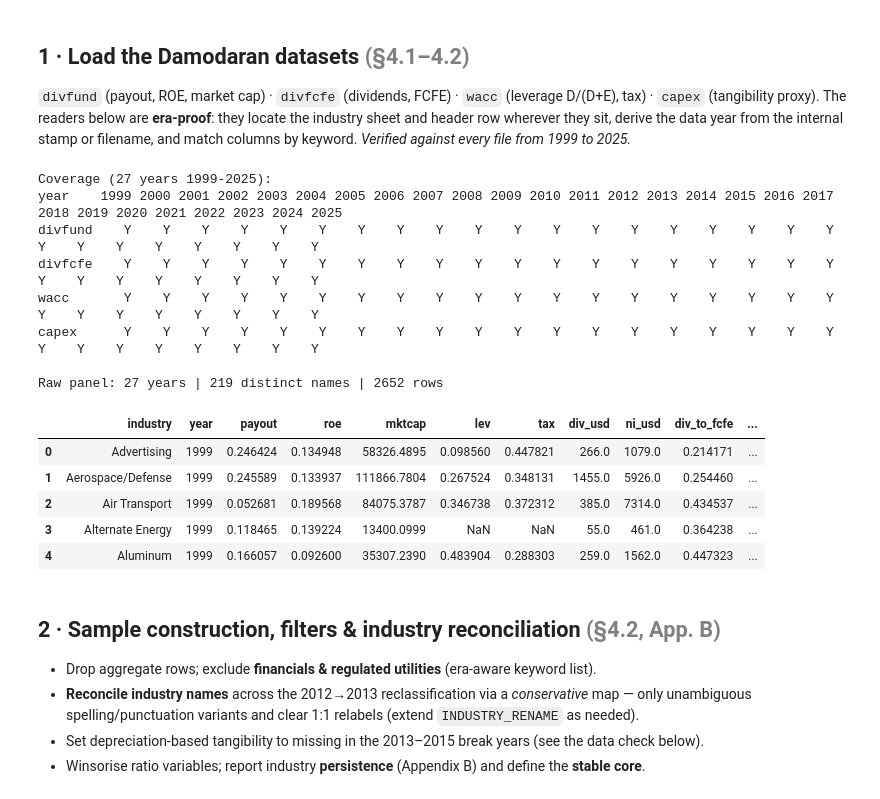
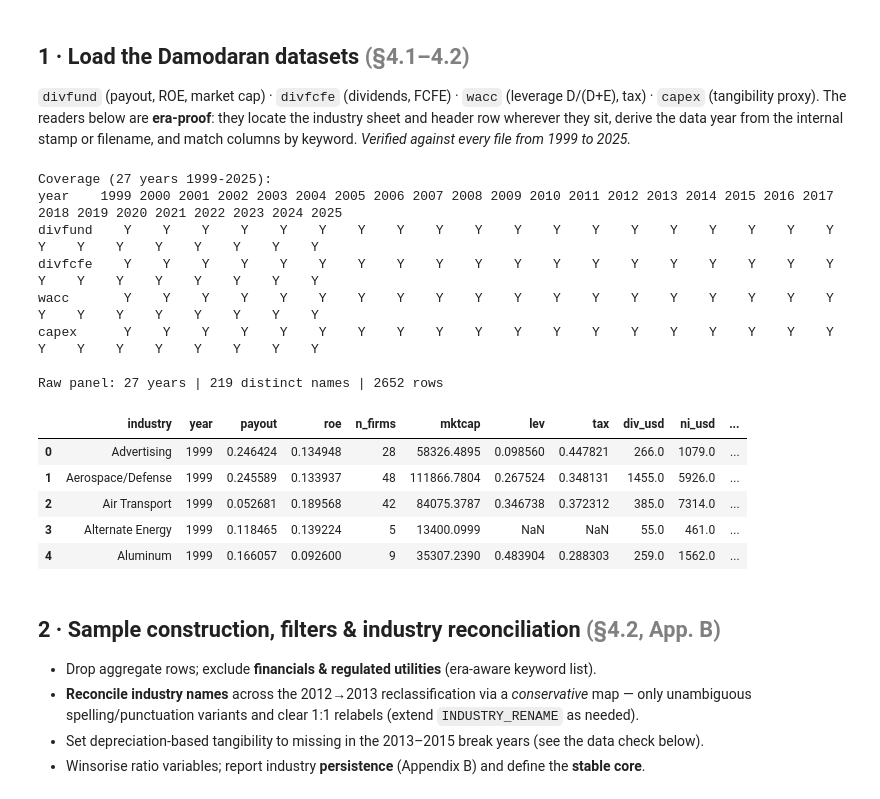
Before and after one commit to MilanKalajdzic/Master-Thesis, a Jupyter notebook: thesis_analysis.ipynb, the cells around one changed output. Saved outputs shown, nothing was run; the diff lists cells and outputs as text; code cells hidden in the pictures.

```diff
--- a/thesis_analysis.ipynb
+++ b/thesis_analysis.ipynb
@@ -205,6 +206,8 @@ def load_year(year):
     out = pd.DataFrame({"industry": dv["industry"], "year": year})
     out["payout"] = pd.to_numeric(dv[pick(dv, "dividend", "payout")], errors="coerce")
     out["roe"]    = pd.to_numeric(dv[pick(dv, "roe")], errors="coerce")
+    nf = pick(dv, "number", "firm")
+    out["n_firms"] = pd.to_numeric(dv[nf], errors="coerce") if nf else np.nan   # weights (§9)
     mc = pick(dv, "market cap")
     out["mktcap"] = pd.to_numeric(dv[mc], errors="coerce") if mc else np.nan
     out = out.merge(pd.DataFrame({
@@ -231,39 +234,39 @@ def load_year(year):
         out = out.merge(f, on="industry", how="left")
         if "div_usd" in out:                        # earnings-free payout measure (§9 ROE check)
             out["div_yield"] = out["div_usd"] / out["mktcap"].where(out["mktcap"] > 0)
     if year in SOURCES["capex"]:
         cx = read_industry_sheet(SOURCES["capex"][year])
         out = out.merge(pd.DataFrame({"industry": cx["industry"], "tangibility": _tangibility(cx)}),
                         on="industry", how="left")
     return out
 
 SOURCES = {t: discover_sources(t) for t in ["divfund", "divfcfe", "wacc", "capex"]}
 all_years = sorted(set().union(*[set(v) for v in SOURCES.values()]))
 grid = pd.DataFrame({t: ["Y" if y in SOURCES[t] else "." for y in all_years] for t in SOURCES},
                     index=all_years)
 grid.index.name = "year"
 print(f"Coverage ({len(all_years)} years {min(all_years)}-{max(all_years)}):")
 print(grid.T.to_string())
 
 years = sorted(set(SOURCES["divfund"]) & set(SOURCES["wacc"]))
 raw = pd.concat([load_year(y) for y in years], ignore_index=True)
 print(f"\nRaw panel: {len(years)} years | {raw['industry'].nunique()} distinct names | {len(raw)} rows")
 raw.head()
 # %% [output]
 Coverage (27 years 1999-2025):
 year    1999 2000 2001 2002 2003 2004 2005 2006 2007 2008 2009 2010 2011 2012 2013 2014 2015 2016 2017 2018 2019 2020 2021 2022 2023 2024 2025
 divfund    Y    Y    Y    Y    Y    Y    Y    Y    Y    Y    Y    Y    Y    Y    Y    Y    Y    Y    Y    Y    Y    Y    Y    Y    Y    Y    Y
 divfcfe    Y    Y    Y    Y    Y    Y    Y    Y    Y    Y    Y    Y    Y    Y    Y    Y    Y    Y    Y    Y    Y    Y    Y    Y    Y    Y    Y
 wacc       Y    Y    Y    Y    Y    Y    Y    Y    Y    Y    Y    Y    Y    Y    Y    Y    Y    Y    Y    Y    Y    Y    Y    Y    Y    Y    Y
 capex      Y    Y    Y    Y    Y    Y    Y    Y    Y    Y    Y    Y    Y    Y    Y    Y    Y    Y    Y    Y    Y    Y    Y    Y    Y    Y    Y
 
 Raw panel: 27 years | 219 distinct names | 2652 rows
-|  | industry | year | payout | roe | mktcap | lev | tax | div_usd | ni_usd | div_to_fcfe | ... |
-| 0 | Advertising | 1999 | 0.246424 | 0.134948 | 58326.4895 | 0.098560 | 0.447821 | 266.0 | 1079.0 | 0.214171 | ... |
-| 1 | Aerospace/Defense | 1999 | 0.245589 | 0.133937 | 111866.7804 | 0.267524 | 0.348131 | 1455.0 | 5926.0 | 0.254460 | ... |
-| 2 | Air Transport | 1999 | 0.052681 | 0.189568 | 84075.3787 | 0.346738 | 0.372312 | 385.0 | 7314.0 | 0.434537 | ... |
-| 3 | Alternate Energy | 1999 | 0.118465 | 0.139224 | 13400.0999 | NaN | NaN | 55.0 | 461.0 | 0.364238 | ... |
-| 4 | Aluminum | 1999 | 0.166057 | 0.092600 | 35307.2390 | 0.483904 | 0.288303 | 259.0 | 1562.0 | 0.447323 | ... |
+|  | industry | year | payout | roe | n_firms | mktcap | lev | tax | div_usd | ni_usd | ... |
+| 0 | Advertising | 1999 | 0.246424 | 0.134948 | 28 | 58326.4895 | 0.098560 | 0.447821 | 266.0 | 1079.0 | ... |
+| 1 | Aerospace/Defense | 1999 | 0.245589 | 0.133937 | 48 | 111866.7804 | 0.267524 | 0.348131 | 1455.0 | 5926.0 | ... |
+| 2 | Air Transport | 1999 | 0.052681 | 0.189568 | 42 | 84075.3787 | 0.346738 | 0.372312 | 385.0 | 7314.0 | ... |
+| 3 | Alternate Energy | 1999 | 0.118465 | 0.139224 | 5 | 13400.0999 | NaN | NaN | 55.0 | 461.0 | ... |
+| 4 | Aluminum | 1999 | 0.166057 | 0.092600 | 9 | 35307.2390 | 0.483904 | 0.288303 | 259.0 | 1562.0 | ... |
 # %% [markdown]
 ## 2 · Sample construction, filters & industry reconciliation  <span style="color:gray">(§4.2, App. B)</span>
 
```
Also changed, not shown: parts of 11 cells of this notebook, 5 other files.
